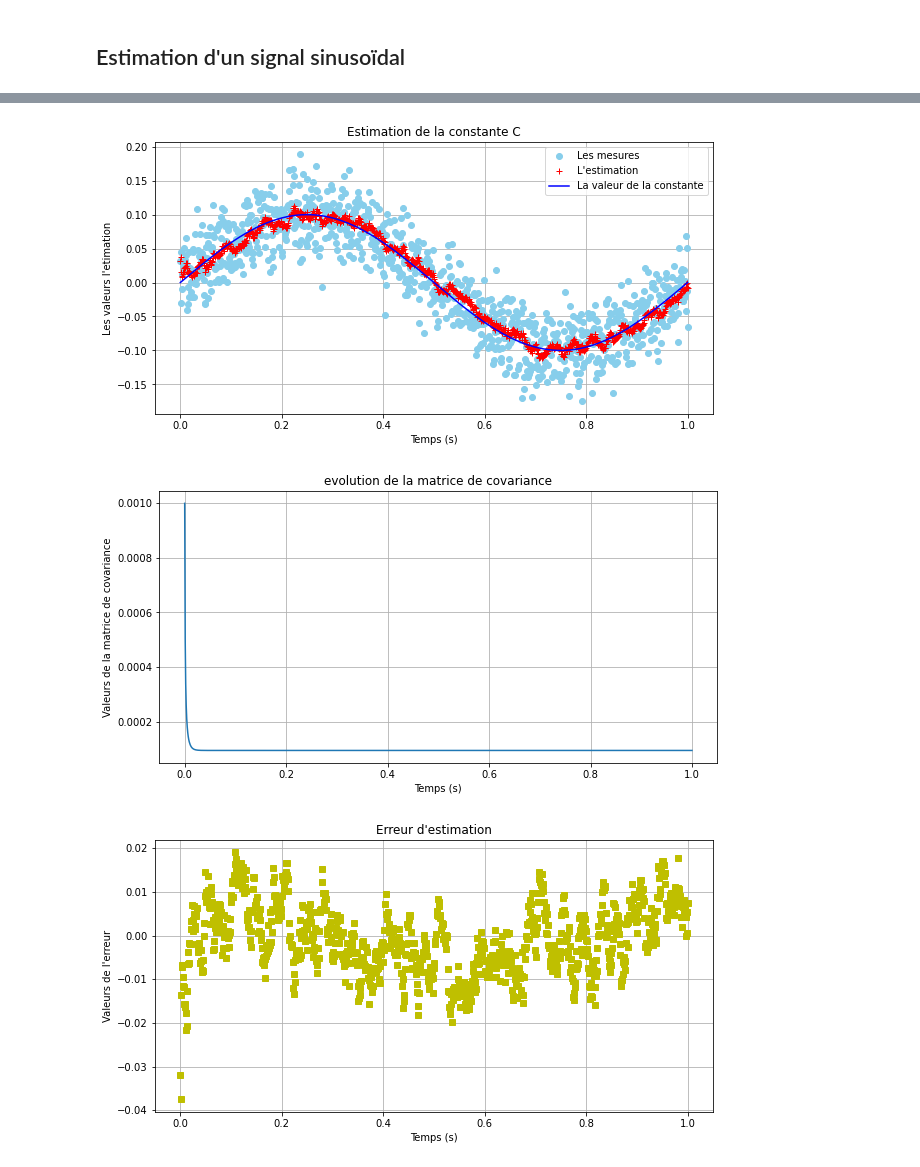
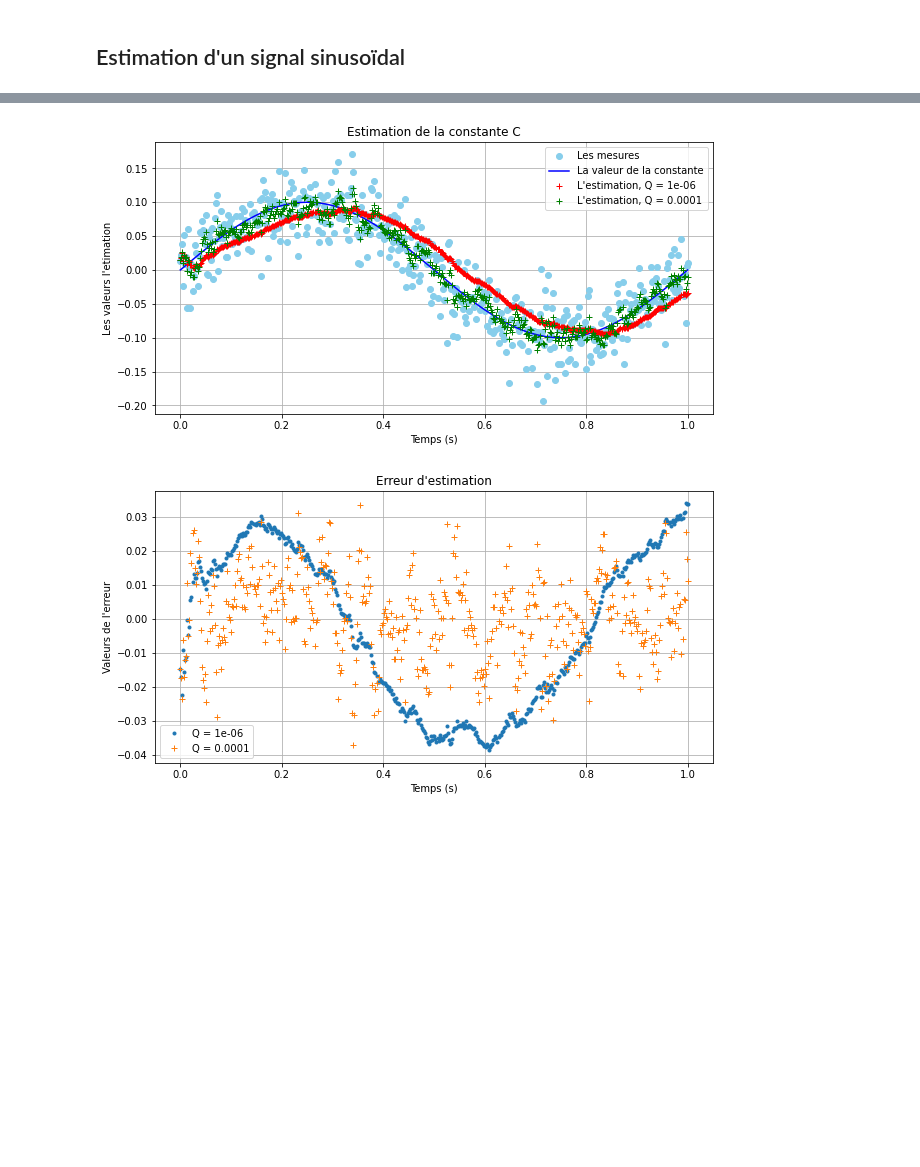
Before and after one commit to LoanSarazin/sdia-estimation, a Jupyter notebook: TP2/TP2_SARAZIN.ipynb, the cells around one changed output, grey strips where cells are left out. Drawn from its saved outputs; the diff is of its cells as text; code cells hidden in the pictures; blank space fills up the shorter version.

```diff
--- a/TP2/TP2_SARAZIN.ipynb
+++ b/TP2/TP2_SARAZIN.ipynb
@@ -9,5 +20,5 @@ import time
 # %%
-def Kalman_filter(Q, R, z, x0_est, v0_est) :
+def Kalman_filter(Q, R, z, x0) :
     """Apply the Kalman filter to the measures z to estimate a constant
 
     Args:
@@ -23,7 +34,6 @@ def Kalman_filter(Q, R, z, x0_est, v0_est) :
 
     # initialisation
     xh = np.zeros(shape = len(z))
-    x0 = norm.rvs(loc = x0_est, scale = np.sqrt(v0_est), size = 1)
     P = np.zeros(shape = len(z))
     P0 = 1
     xh[0] = x0
@@ -204,7 +294,7 @@ plt.show()
 ## Estimation d'un signal sinusoïdal
 # %%
 R = 0.001
-N = 1000
+N = 500
 
 c = 0.1
 
@@ -226,36 +316,32 @@ plt.show()
 # %%
-Q = 1e-5
+Q1, Q2= 1e-6, 1e-4
 x0_est, v0_est = 0, 2
+x0 = norm.rvs(loc = x0_est, scale = np.sqrt(v0_est))
 
-xh, P = Kalman_filter(Q, R, zNoise, x0_est, v0_est)
+xh1, P = Kalman_filter(Q1, R, zNoise, x0)
+xh2, P = Kalman_filter(Q2, R, zNoise, x0)
 
 plt.figure(figsize=(10, 5))
 plt.plot(t, zNoise, 'o', color='skyblue', linestyle='', label = 'Les mesures')
-plt.plot(t, xh, 'r+', label = 'L\'estimation')
 plt.plot(t, z, 'b', label = 'La valeur de la constante')
+plt.plot(t, xh1, 'r+', label = f'L\'estimation, Q = {Q1}')
+plt.plot(t, xh2, 'g+', label = f'L\'estimation, Q = {Q2}')
 plt.title('Estimation de la constante C')
 plt.xlabel('Temps (s)')
 plt.ylabel('Les valeurs l\'etimation')
 plt.legend()
 plt.grid()
 plt.show()
 
 plt.figure(figsize=(10, 5))
-plt.plot(t, P)
-plt.title('evolution de la matrice de covariance')
-plt.xlabel('Temps (s)')
-plt.ylabel('Valeurs de la matrice de covariance')
-plt.grid()
-plt.show()
-
-plt.figure(figsize=(10, 5))
-plt.plot(t, z - xh, 'ys')
+plt.plot(t, z - xh1, '.', label = f'Q = {Q1}')
+plt.plot(t, z - xh2, '+', label = f'Q = {Q2}')
 plt.title('Erreur d\'estimation')
 plt.xlabel('Temps (s)')
 plt.ylabel('Valeurs de l\'erreur')
+plt.legend()
 plt.grid()
 plt.show()
 # %% [output]
-[figure, old version]
+[figure, new version]
-[figure, old version]
+[figure, new version]
-[figure, removed]
```
Also changed, not shown: parts of 29 cells of this notebook, 1 other file.
